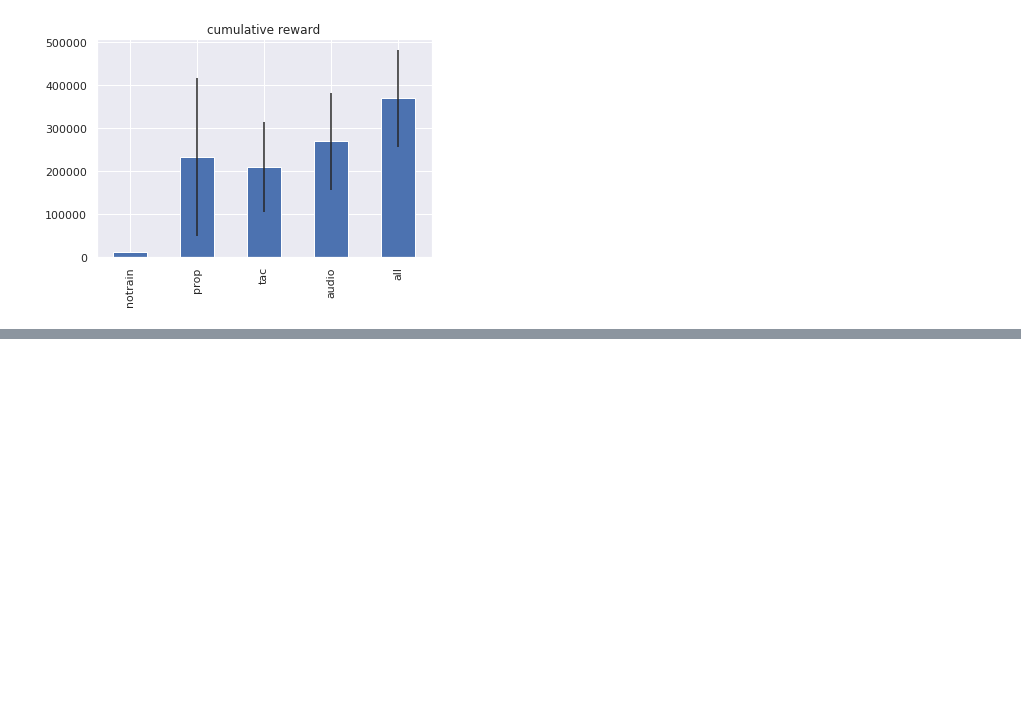
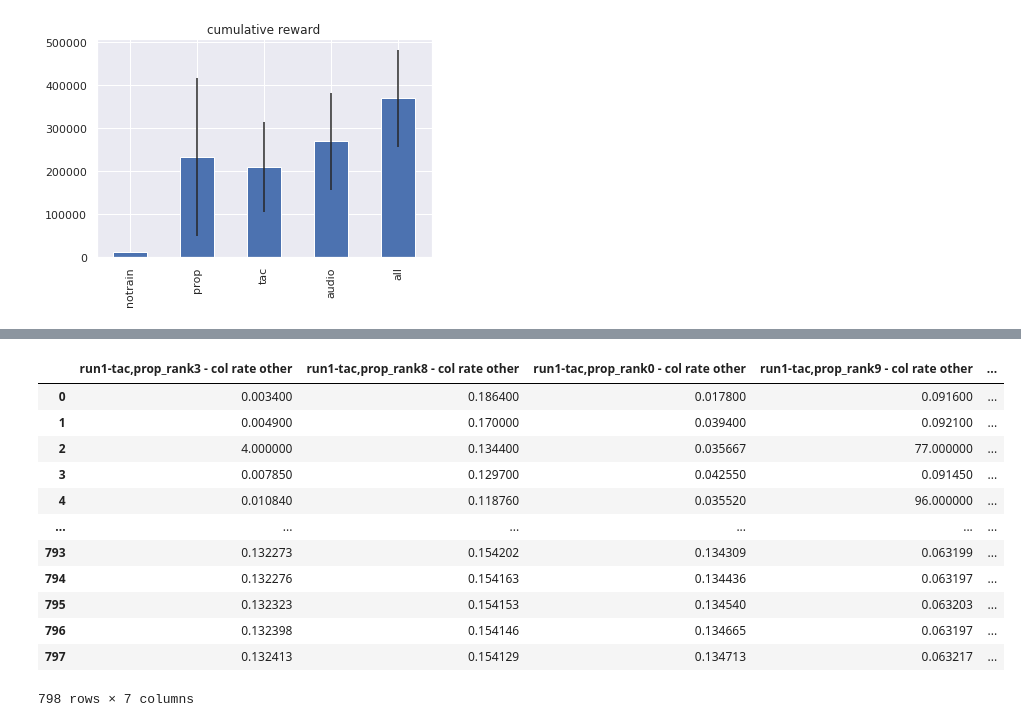
Before and after one commit to timtody/intrinsically_motivated_robotics, a Jupyter notebook: plots.ipynb, the cells around one changed output, grey strips where cells are left out. Drawn from its saved outputs; the diff is of its cells as text; code cells hidden in the pictures; blank space fills up the shorter version.

```diff
--- a/plots.ipynb
+++ b/plots.ipynb
@@ -111,0 +148,16 @@ pd.read_csv("/home/julius/projects/curious/data/results/collisions-ext-vs-self/t
+# %%
+other.mean()
+# %% [output]
+|  | run1-tac,prop_rank3 - col rate other | run1-tac,prop_rank8 - col rate other | run1-tac,prop_rank0 - col rate other | run1-tac,prop_rank9 - col rate other | ... |
+| 0 | 0.003400 | 0.186400 | 0.017800 | 0.091600 | ... |
+| 1 | 0.004900 | 0.170000 | 0.039400 | 0.092100 | ... |
+| 2 | 4.000000 | 0.134400 | 0.035667 | 77.000000 | ... |
+| 3 | 0.007850 | 0.129700 | 0.042550 | 0.091450 | ... |
+| 4 | 0.010840 | 0.118760 | 0.035520 | 96.000000 | ... |
+| ... | ... | ... | ... | ... | ... |
+| 793 | 0.132273 | 0.154202 | 0.134309 | 0.063199 | ... |
+| 794 | 0.132276 | 0.154163 | 0.134436 | 0.063197 | ... |
+| 795 | 0.132323 | 0.154153 | 0.134540 | 0.063203 | ... |
+| 796 | 0.132398 | 0.154146 | 0.134665 | 0.063197 | ... |
+| 797 | 0.132413 | 0.154129 | 0.134713 | 0.063217 | ... |
+798 rows × 7 columns
```
Also changed, not shown: parts of 6 cells of this notebook, 5 other files.
